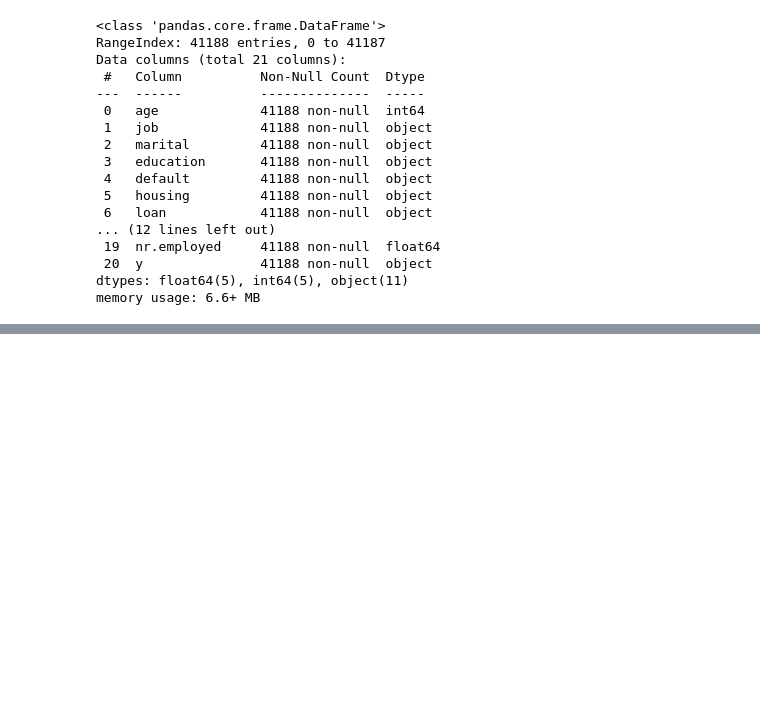
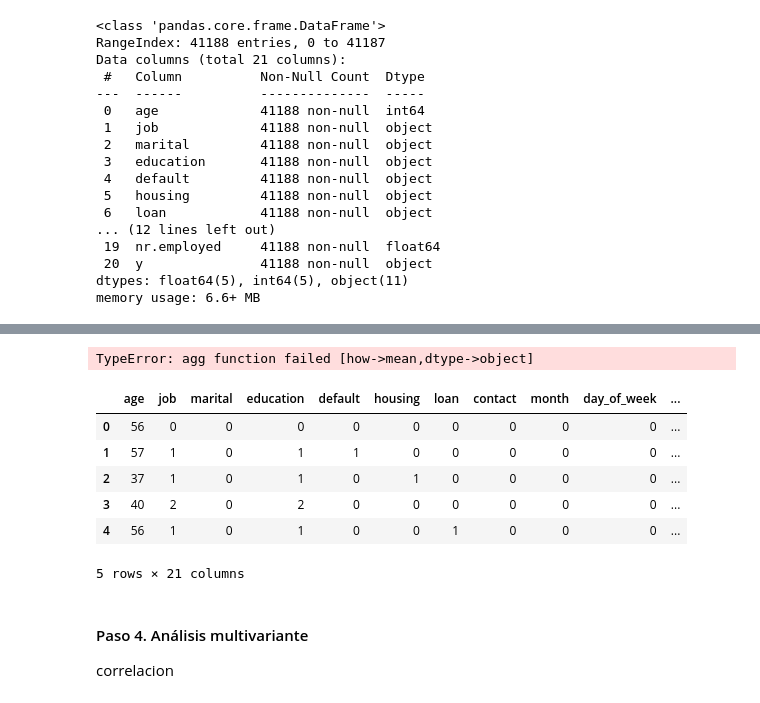
Before and after one commit to OlgaKurganova/regresion_logistica, a Jupyter notebook: src/explore.ipynb, the cells around one changed output, grey strips where cells are left out. Saved outputs shown, nothing was run; the diff lists cells and outputs as text; code cells hidden in the pictures; blank space fills up the shorter version.

```diff
--- a/src/explore.ipynb
+++ b/src/explore.ipynb
@@ -50,0 +101,32 @@ memory usage: 6.6+ MB
+# %%
+
+import pandas as pd
+y_mean=total_data.groupby("y").mean()
+y_mean
+# %% [output]
+TypeError: agg function failed [how->mean,dtype->object]
+# %%
+import pandas as pd
+total_data_sinduplicados.loc[:, 'job'] = pd.factorize(total_data_sinduplicados['job'])[0]
+total_data_sinduplicados.loc[:, 'marital'] = pd.factorize(total_data_sinduplicados['marital'])[0]
+total_data_sinduplicados.loc[:, 'education'] = pd.factorize(total_data_sinduplicados['education'])[0]
+total_data_sinduplicados.loc[:, 'default'] = pd.factorize(total_data_sinduplicados['default'])[0]
+total_data_sinduplicados.loc[:, 'housing'] = pd.factorize(total_data_sinduplicados['housing'])[0]
+total_data_sinduplicados.loc[:, 'loan'] = pd.factorize(total_data_sinduplicados['loan'])[0]
+total_data_sinduplicados.loc[:, 'contact'] = pd.factorize(total_data_sinduplicados['contact'])[0]
+total_data_sinduplicados.loc[:, 'poutcome'] = pd.factorize(total_data_sinduplicados['poutcome'])[0]
+total_data_sinduplicados.loc[:, 'day_of_week'] = pd.factorize(total_data_sinduplicados['day_of_week'])[0]
+total_data_sinduplicados.loc[:, 'month'] = pd.factorize(total_data_sinduplicados['month'])[0]
+total_data_sinduplicados.head(5)
+# %% [output]
+|  | age | job | marital | education | default | housing | loan | contact | month | day_of_week | ... |
+| 0 | 56 | 0 | 0 | 0 | 0 | 0 | 0 | 0 | 0 | 0 | ... |
+| 1 | 57 | 1 | 0 | 1 | 1 | 0 | 0 | 0 | 0 | 0 | ... |
+| 2 | 37 | 1 | 0 | 1 | 0 | 1 | 0 | 0 | 0 | 0 | ... |
+| 3 | 40 | 2 | 0 | 2 | 0 | 0 | 0 | 0 | 0 | 0 | ... |
+| 4 | 56 | 1 | 0 | 1 | 0 | 0 | 1 | 0 | 0 | 0 | ... |
+5 rows × 21 columns
+# %% [markdown]
+#### Paso 4. Análisis multivariante
+
+correlacion
```
Also changed, not shown: parts of 28 cells of this notebook.
